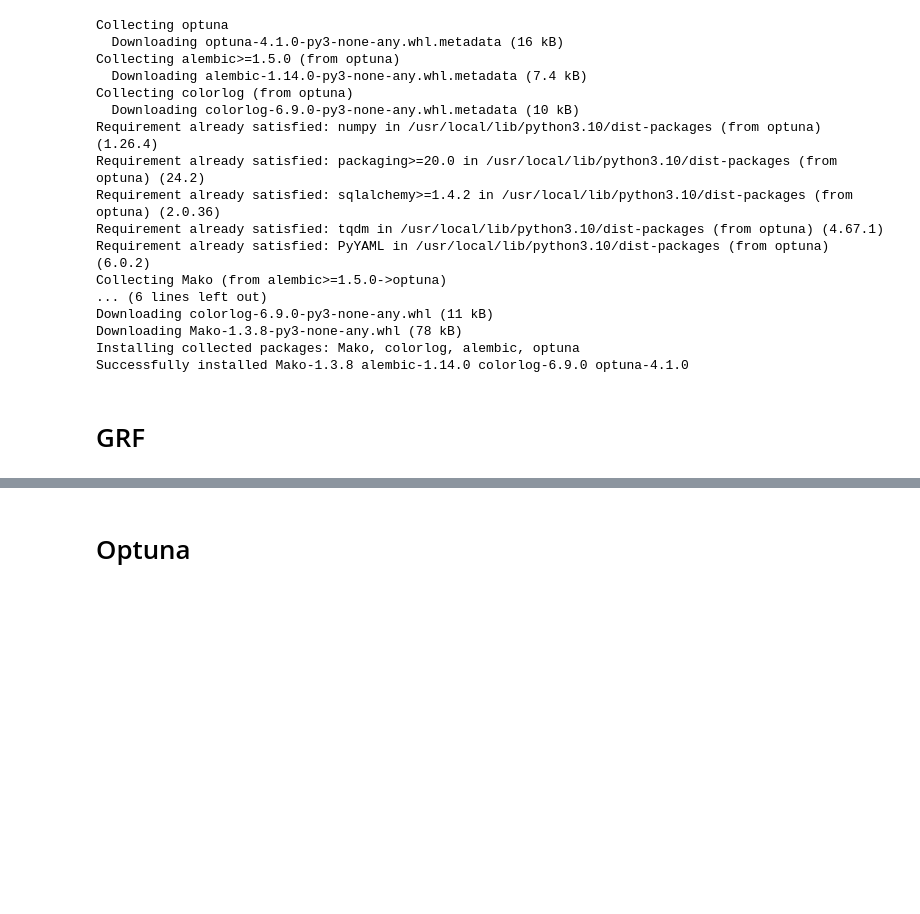
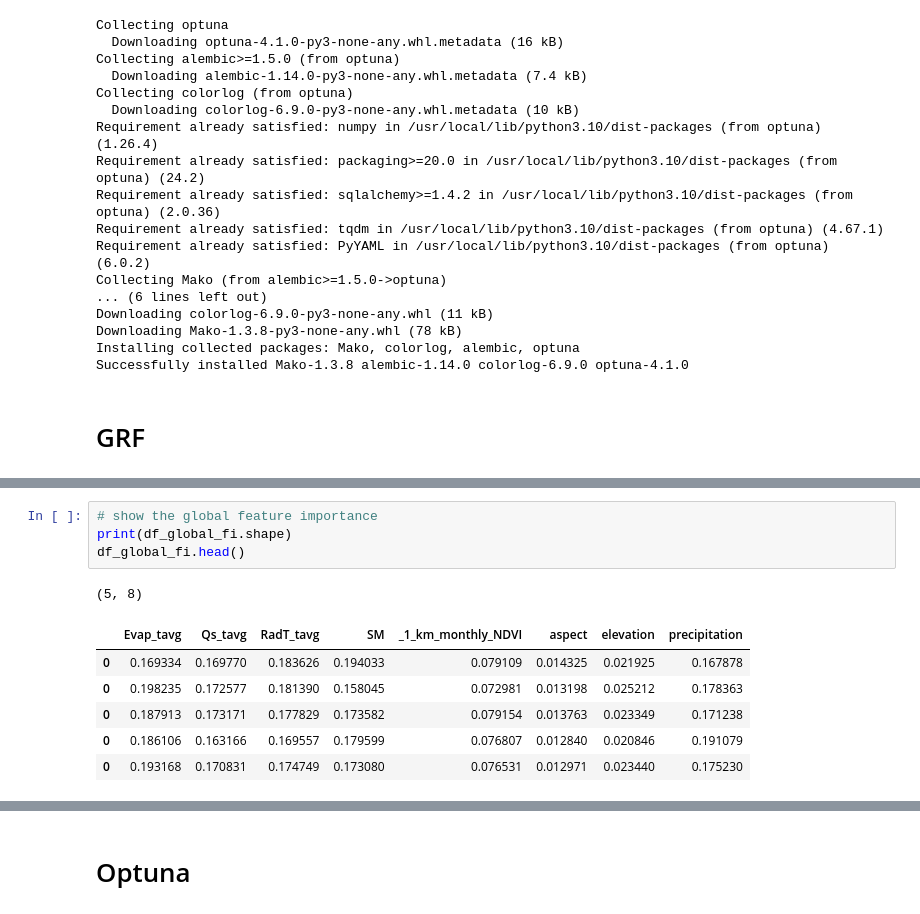
Before and after one commit to AshHydroCoder/GRACE-Downscaler, a Jupyter notebook: GRACE_RFM.ipynb, the cells around one changed output, grey strips where cells are left out. Saved outputs shown, nothing was run; the diff lists cells and outputs as text; blank space fills up the shorter version.

```diff
--- a/GRACE_RFM.ipynb
+++ b/GRACE_RFM.ipynb
@@ -429,0 +562,12 @@ array([[27.125, 84.125],
+# %%
+# show the global feature importance
+print(df_global_fi.shape)
+df_global_fi.head()
+# %% [output]
+(5, 8)
+|  | Evap_tavg | Qs_tavg | RadT_tavg | SM | _1_km_monthly_NDVI | aspect | elevation | precipitation |
+| 0 | 0.169334 | 0.169770 | 0.183626 | 0.194033 | 0.079109 | 0.014325 | 0.021925 | 0.167878 |
+| 0 | 0.198235 | 0.172577 | 0.181390 | 0.158045 | 0.072981 | 0.013198 | 0.025212 | 0.178363 |
+| 0 | 0.187913 | 0.173171 | 0.177829 | 0.173582 | 0.079154 | 0.013763 | 0.023349 | 0.171238 |
+| 0 | 0.186106 | 0.163166 | 0.169557 | 0.179599 | 0.076807 | 0.012840 | 0.020846 | 0.191079 |
+| 0 | 0.193168 | 0.170831 | 0.174749 | 0.173080 | 0.076531 | 0.012971 | 0.023440 | 0.175230 |
```
Also changed, not shown: parts of 29 cells of this notebook.
